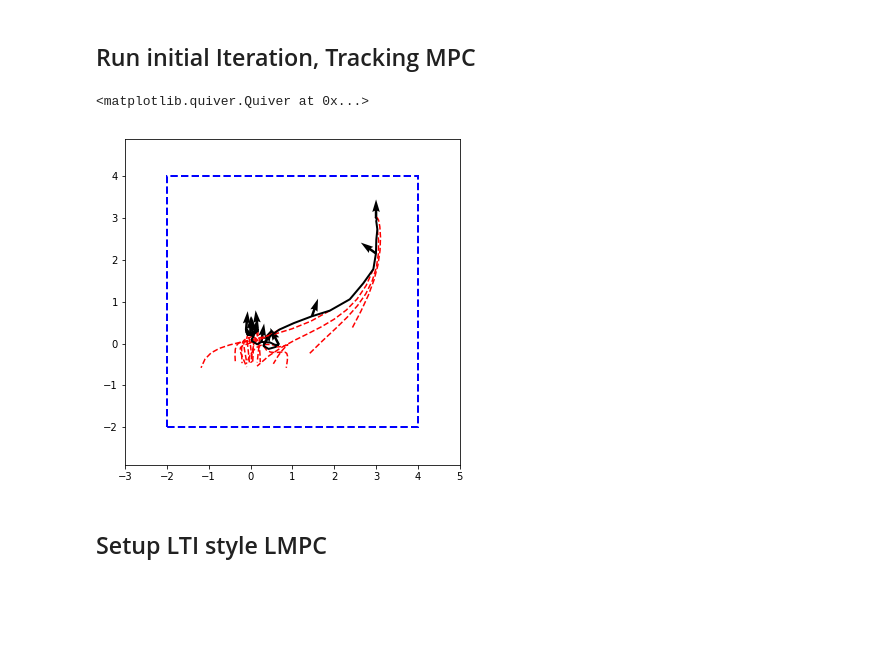
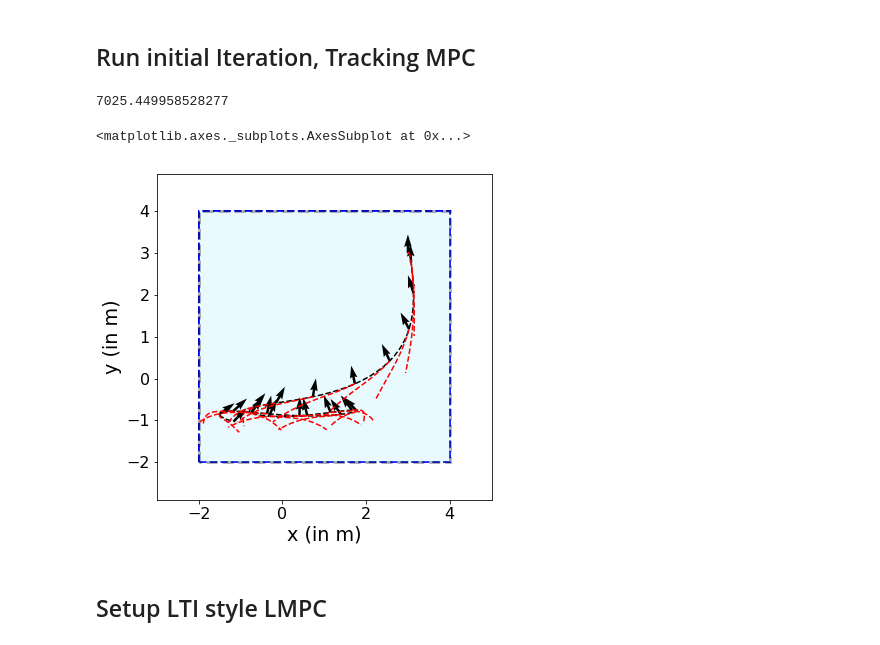
Before and after one commit to GoldeneyeRohan/prediction-uncertainty, a Jupyter notebook: LMPC Drone.ipynb, the cells around one changed output. Saved outputs shown, nothing was run; the diff lists cells and outputs as text; code cells hidden in the pictures; blank space fills up the shorter version.

```diff
--- a/LMPC Drone.ipynb
+++ b/LMPC Drone.ipynb
@@ -94,27 +93,21 @@ controller = controllers.LTI_MPC_Tracker(A, B, C,
                                          state_constraints, input_constraints)
 controller.build()
 # %%
-x_init_traj, u_init_traj, x_init_preds, u_init_preds, slacks, terminal_slacks = sim_traj(vehicle, controller, input_bounds)
+x_init_traj, u_init_traj, x_init_preds, u_init_preds, slacks, terminal_slacks = experiment_utils.sim_traj(vehicle, controller, input_bounds, episode_length)
+init_value_function = control_utils.compute_traj_cost(x_init_traj[:-1,:].T, u_init_traj.T, h)
+print(init_value_function[0])
+# %% [output]
+7025.449958528277
-# %%
-k = 5
-lims = (-3,5)
-lw = 2
-state_proj = state_limits.project(np.arange(2) + 1)
-plt.figure(figsize=(6,6))
-plt.axis("equal")
-plt.xlim(lims)
-plt.ylim(lims)
-
-ax = plt.gca()
-state_proj.plot(ax=ax, alpha=1, color="w", edgecolor="b", linewidth=lw)
-for x_pred in x_init_preds[::3]:
-    plt.plot(x_pred[:,0], x_pred[:,1], "r--")
-plt.plot(x_init_traj[:,0], x_init_traj[:,1], "k-", linewidth=lw)
-
-plt.quiver(x_init_traj[::k,0], x_init_traj[::k,1], - np.sin(x_init_traj[::k,2]),   np.cos(x_init_traj[::k,2]))
-# %% [output]
-<matplotlib.quiver.Quiver at 0x...>
-[figure, removed]
+# %%
+fig = plt.figure(figsize=figsize)
+ax = plt.gca()
+plot_experiment([x_init_traj.T], x_init_preds, ax)
+O = polytope.Polytope(*controller.terminal_constraint)
+Op = O.project([1,2])
+Op.plot(ax, alpha=0.3)
+# %% [output]
+<matplotlib.axes._subplots.AxesSubplot at 0x...>
+[figure, added]
 # %% [markdown]
 ## Setup LTI style LMPC
 # %%
```
Also changed, not shown: parts of 41 cells of this notebook, 11 other files.
